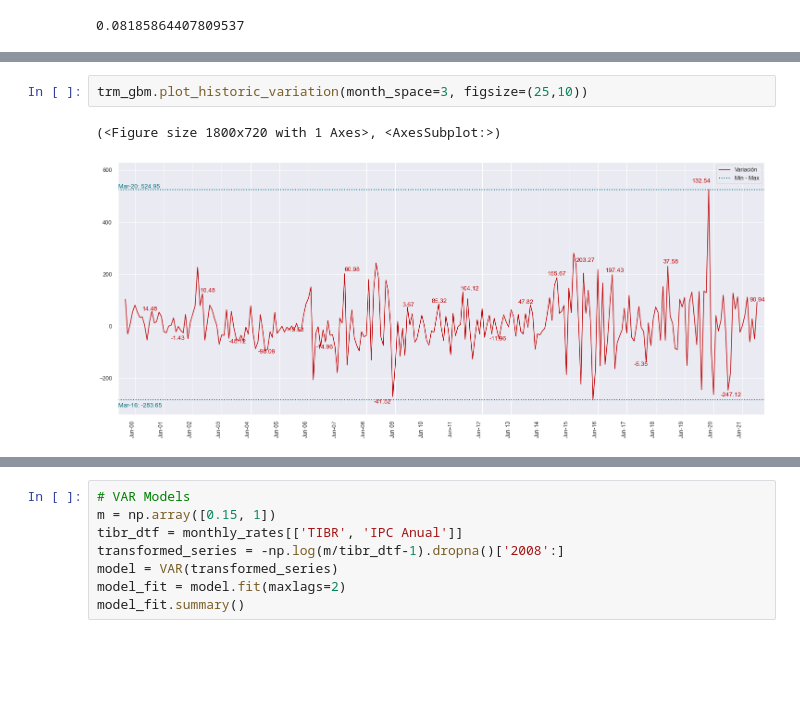
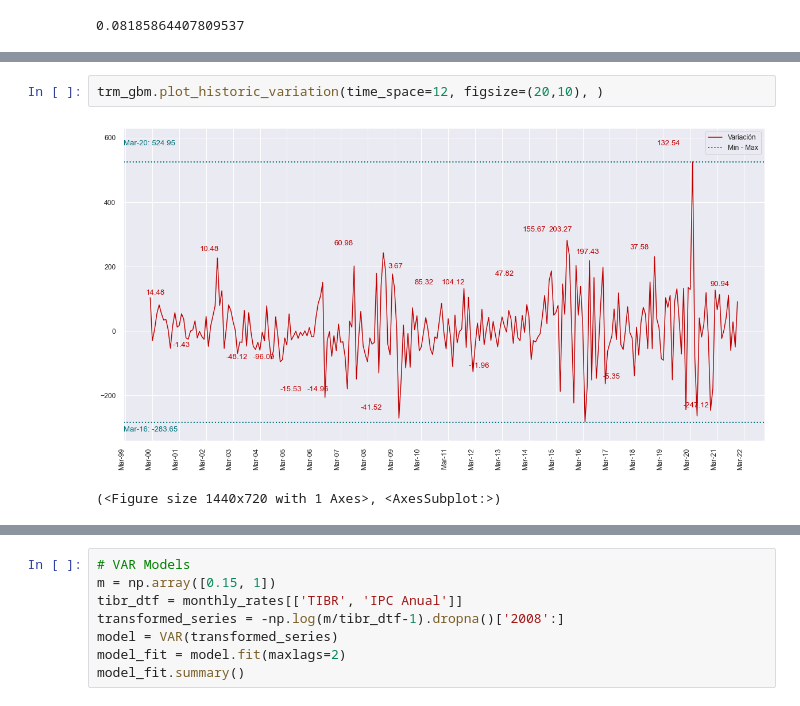
Before and after one commit to Alejandro-Duenas/rate_simulation_models, a Jupyter notebook: Stochastic Rates Modeling.ipynb, the cells around one changed output, grey strips where cells are left out. Saved outputs shown, nothing was run; the diff lists cells and outputs as text; blank space fills up the shorter version.

```diff
--- a/Stochastic Rates Modeling.ipynb
+++ b/Stochastic Rates Modeling.ipynb
@@ -192,6 +199,6 @@ trm_gbm.plot_full_series('2018-01-01','2024-12-31')
 # %%
-trm_gbm.plot_historic_variation(month_space=3, figsize=(25,10))
+trm_gbm.plot_historic_variation(time_space=12, figsize=(20,10), )
 # %% [output]
+[figure, new version]
-(<Figure size 1800x720 with 1 Axes>, <AxesSubplot:>)
+(<Figure size 1440x720 with 1 Axes>, <AxesSubplot:>)
-[figure, old version]
 # %%
```
Also changed, not shown: parts of 13 cells of this notebook, 5 other files.
